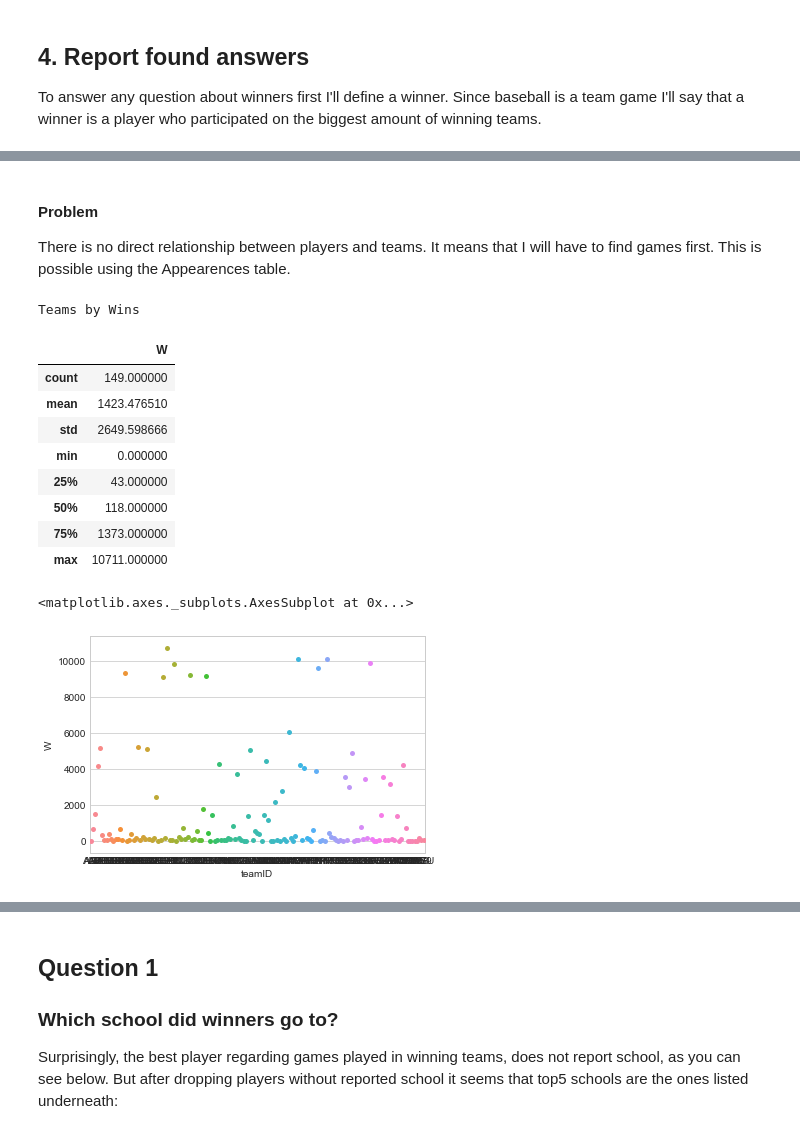
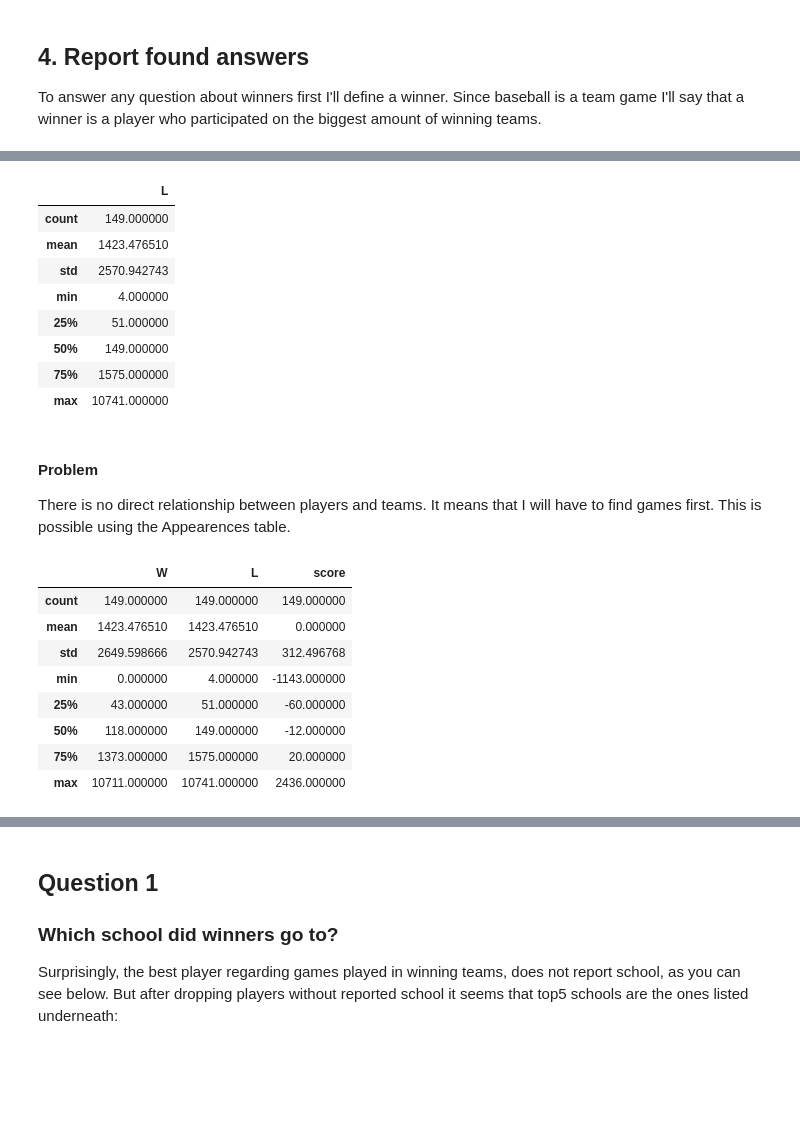
Before and after one commit to davidvartanian/dand-data-analysis-process, a Jupyter notebook: Investigate Data.ipynb, the cells around one changed output, grey strips where cells are left out. Saved outputs shown, nothing was run; the diff lists cells and outputs as text; code cells hidden in the pictures; blank space fills up the shorter version.

```diff
--- a/Investigate Data.ipynb
+++ b/Investigate Data.ipynb
@@ -208,0 +206,3 @@ Teams by Wins (whole population)
+# %%
+team_wins_total = team_wins_by_year.groupby('teamID', as_index=False)['W'].sum()
+display(team_wins_total.describe())
@@ -208,0 +219,6 @@ Teams by Wins (whole population)
+# %%
+team_losses_by_year = dataframes['Teams'].groupby(['teamID', 'yearID'], as_index=False)['teamID', 'L'].sum()
+team_losses_by_year.sort_values('L', ascending=False).describe()
+print('Teams by Yearly Losses (whole population)')
+display(team_losses_by_year.describe())
+sns.stripplot(x="teamID", y="L", data=team_losses_by_year)
@@ -209,21 +238,35 @@ Teams by Wins (whole population)
+# %%
+team_losses_total = team_losses_by_year.groupby('teamID', as_index=False)['L'].sum()
+display(team_losses_total.describe())
+# %% [output]
+|  | L |
+| count | 149.000000 |
+| mean | 1423.476510 |
+| std | 2570.942743 |
+| min | 4.000000 |
+| 25% | 51.000000 |
+| 50% | 149.000000 |
+| 75% | 1575.000000 |
+| max | 10741.000000 |
 # %% [markdown]
 #### Problem
 There is no direct relationship between players and teams. It means that I will have to find games first. This is possible using the Appearences table.
 # %%
-print('Teams by Wins')
-teams_wins = team_wins_by_year.groupby('teamID', as_index=False)['W'].sum()
-display(teams_wins.sort_values('W', ascending=False).describe())
-sns.stripplot(x="teamID", y="W", data=teams_wins)
+#print('Teams by Wins')
+#teams_wins = team_wins_by_year.groupby('teamID', as_index=False)['W'].sum()
+#display(teams_wins.sort_values('W', ascending=False).describe())
+#sns.stripplot(x="teamID", y="W", data=teams_wins)
+
+teams_results = team_wins_total.merge(team_losses_total, on='teamID', how='inner')
+teams_results['score'] = teams_results.apply(lambda x: x['W'] - x['L'], axis=1)
+display(teams_results.describe())
 # %% [output]
-Teams by Wins
-|  | W |
-| count | 149.000000 |
-| mean | 1423.476510 |
-| std | 2649.598666 |
-| min | 0.000000 |
-| 25% | 43.000000 |
-| 50% | 118.000000 |
-| 75% | 1373.000000 |
-| max | 10711.000000 |
+|  | W | L | score |
+| count | 149.000000 | 149.000000 | 149.000000 |
+| mean | 1423.476510 | 1423.476510 | 0.000000 |
+| std | 2649.598666 | 2570.942743 | 312.496768 |
+| min | 0.000000 | 4.000000 | -1143.000000 |
+| 25% | 43.000000 | 51.000000 | -60.000000 |
+| 50% | 118.000000 | 149.000000 | -12.000000 |
+| 75% | 1373.000000 | 1575.000000 | 20.000000 |
+| max | 10711.000000 | 10741.000000 | 2436.000000 |
-<matplotlib.axes._subplots.AxesSubplot at 0x...>
-[figure, removed]
```
Also changed, not shown: parts of 33 cells of this notebook.
